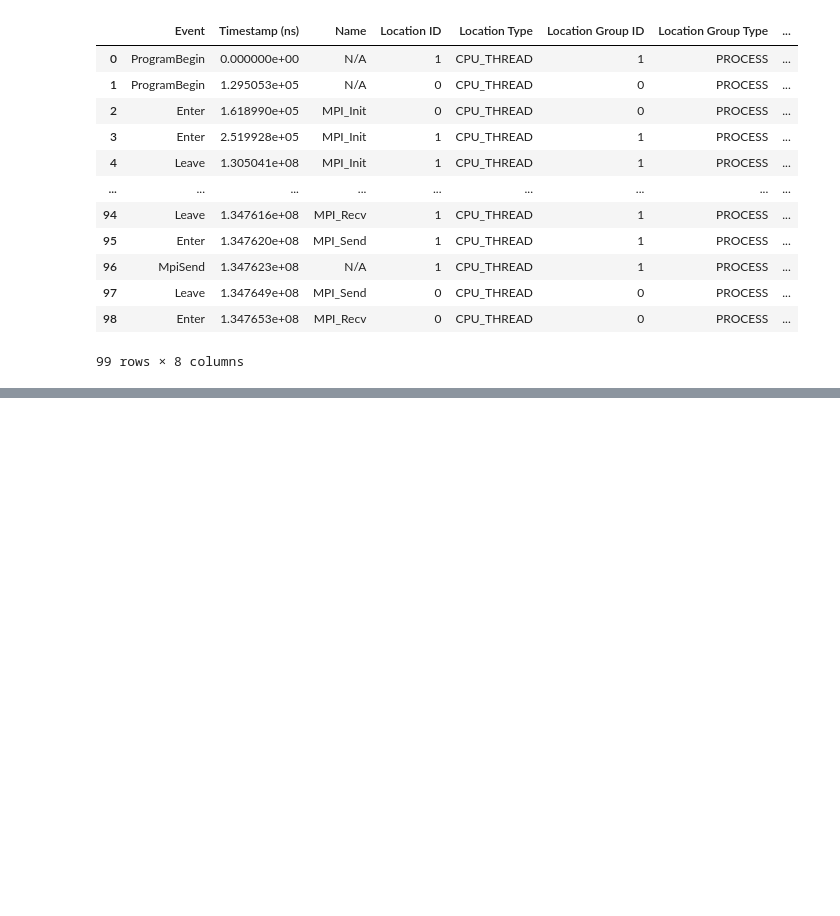
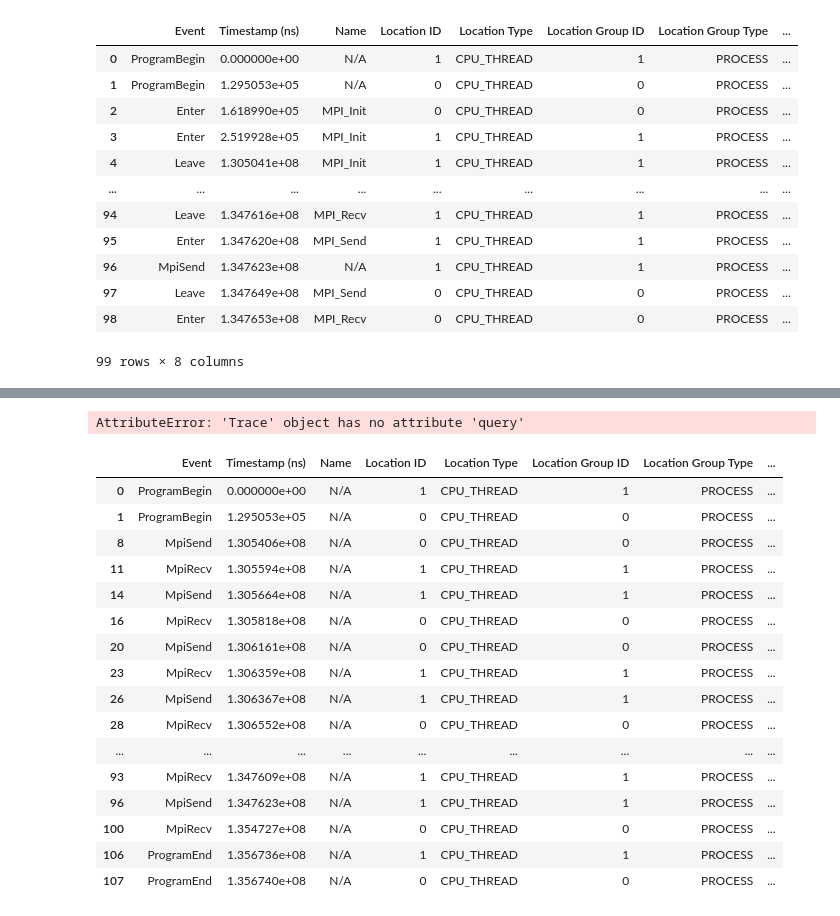
Before and after one commit to hpcgroup/pipit, a Jupyter notebook: docs/examples/query.ipynb, the cells around one changed output, grey strips where cells are left out. Cells and saved outputs as stored; diff of their text form; code cells hidden in the pictures; blank space fills up the shorter version.

```diff
--- a/docs/examples/query.ipynb
+++ b/docs/examples/query.ipynb
@@ -146,3 +89,29 @@ q3 = trace.where("Name", "==", "MPI_Init")
 trace.where("Location ID", "in", [0, 1]).get()
 # %%
 (trace.where("Location ID", "==", 1) | trace.where("Name", "==", "N/A")).get()
+# %%
+# Use pandas query
+trace.where("(`Location ID` == 1) & (`Timestamp (ns)` > 1.24)").get()
+# %% [output]
+AttributeError: 'Trace' object has no attribute 'query'
+# %%
+q1 = Where("timestamp", "between", [0, 100])
+trace.query(q1).get()
+# %% [output]
+|  | Event | Timestamp (ns) | Name | Location ID | Location Type | Location Group ID | Location Group Type | ... |
+| 0 | ProgramBegin | 0.000000e+00 | N/A | 1 | CPU_THREAD | 1 | PROCESS | ... |
+| 1 | ProgramBegin | 1.295053e+05 | N/A | 0 | CPU_THREAD | 0 | PROCESS | ... |
+| 8 | MpiSend | 1.305406e+08 | N/A | 0 | CPU_THREAD | 0 | PROCESS | ... |
+| 11 | MpiRecv | 1.305594e+08 | N/A | 1 | CPU_THREAD | 1 | PROCESS | ... |
+| 14 | MpiSend | 1.305664e+08 | N/A | 1 | CPU_THREAD | 1 | PROCESS | ... |
+| 16 | MpiRecv | 1.305818e+08 | N/A | 0 | CPU_THREAD | 0 | PROCESS | ... |
+| 20 | MpiSend | 1.306161e+08 | N/A | 0 | CPU_THREAD | 0 | PROCESS | ... |
+| 23 | MpiRecv | 1.306359e+08 | N/A | 1 | CPU_THREAD | 1 | PROCESS | ... |
+| 26 | MpiSend | 1.306367e+08 | N/A | 1 | CPU_THREAD | 1 | PROCESS | ... |
+| 28 | MpiRecv | 1.306552e+08 | N/A | 0 | CPU_THREAD | 0 | PROCESS | ... |
+| ... | ... | ... | ... | ... | ... | ... | ... | ... |
+| 93 | MpiRecv | 1.347609e+08 | N/A | 1 | CPU_THREAD | 1 | PROCESS | ... |
+| 96 | MpiSend | 1.347623e+08 | N/A | 1 | CPU_THREAD | 1 | PROCESS | ... |
+| 100 | MpiRecv | 1.354727e+08 | N/A | 0 | CPU_THREAD | 0 | PROCESS | ... |
+| 106 | ProgramEnd | 1.356736e+08 | N/A | 1 | CPU_THREAD | 1 | PROCESS | ... |
+| 107 | ProgramEnd | 1.356740e+08 | N/A | 0 | CPU_THREAD | 0 | PROCESS | ... |
```
Also changed, not shown: parts of 10 cells of this notebook, 1 other file.
